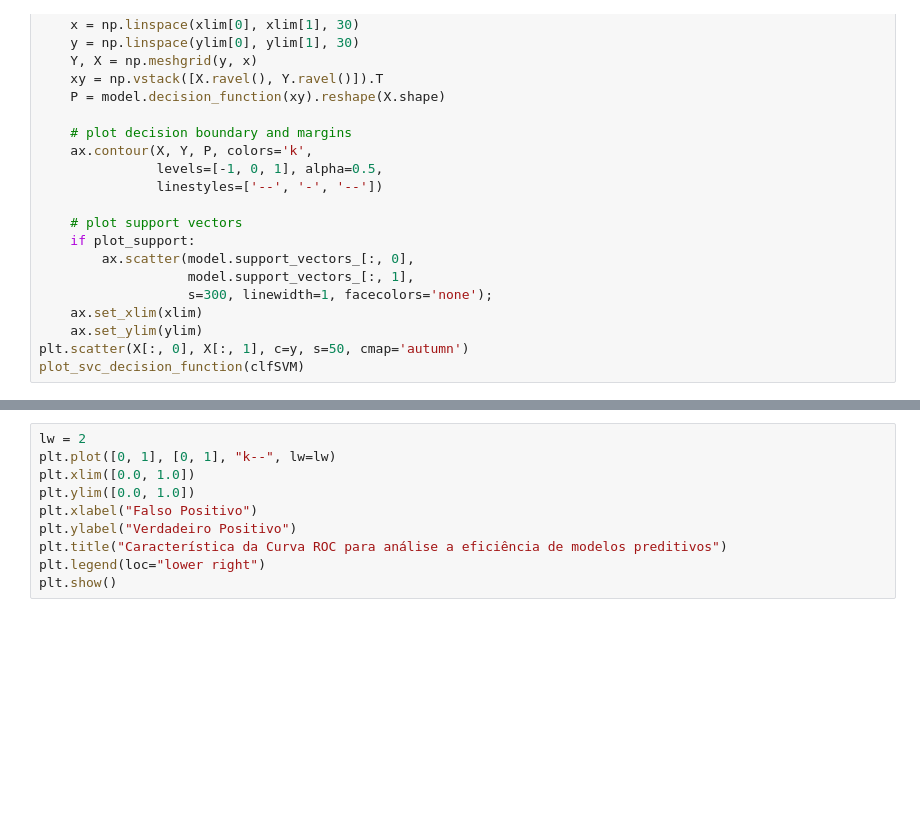
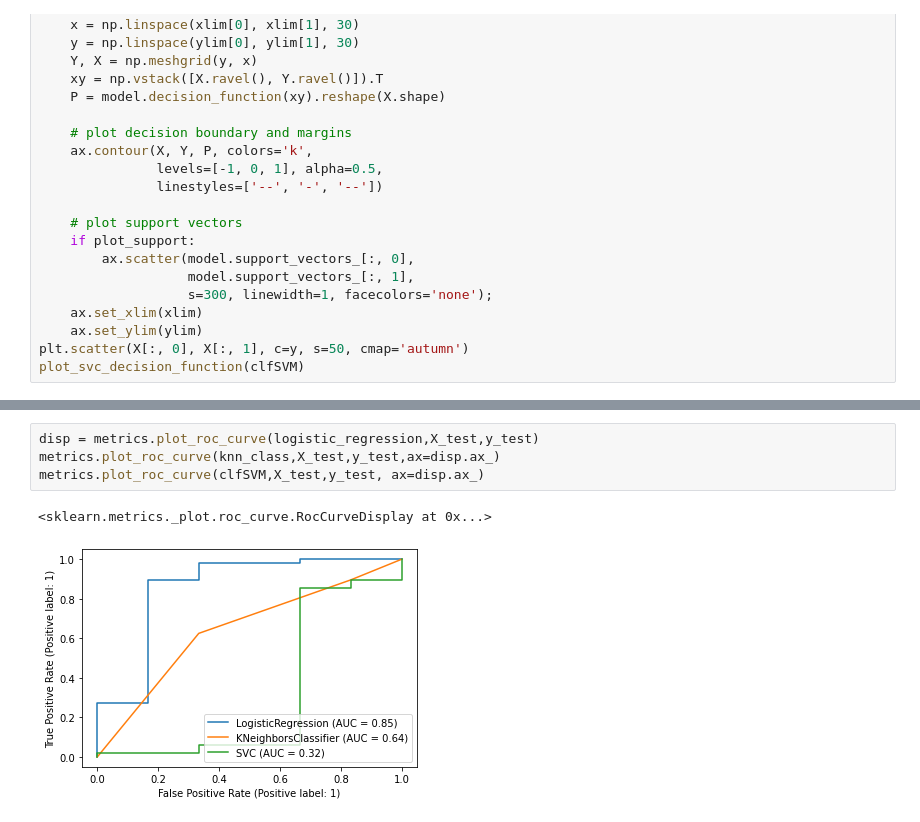
Before and after one commit to marcmec/PrognosticSepsis, a Jupyter notebook: Visualizacao_de_dados.ipynb, the cells around one changed output, grey strips where cells are left out. Saved outputs shown, nothing was run; the diff lists cells and outputs as text; blank space fills up the shorter version.

```diff
--- a/Visualizacao_de_dados.ipynb
+++ b/Visualizacao_de_dados.ipynb
@@ -215,10 +242,7 @@ print(classification_report(y_test,y_predSVM))
-# %%
-lw = 2
-plt.plot([0, 1], [0, 1], "k--", lw=lw)
-plt.xlim([0.0, 1.0])
-plt.ylim([0.0, 1.0])
-plt.xlabel("Falso Positivo")
-plt.ylabel("Verdadeiro Positivo")
-plt.title("Característica da Curva ROC para análise a eficiência de modelos preditivos")
-plt.legend(loc="lower right")
-plt.show()
+# %%
+disp = metrics.plot_roc_curve(logistic_regression,X_test,y_test)
+metrics.plot_roc_curve(knn_class,X_test,y_test,ax=disp.ax_)
+metrics.plot_roc_curve(clfSVM,X_test,y_test, ax=disp.ax_)
+# %% [output]
+<sklearn.metrics._plot.roc_curve.RocCurveDisplay at 0x...>
+[figure, added]
```
Also changed, not shown: parts of 14 cells of this notebook.
